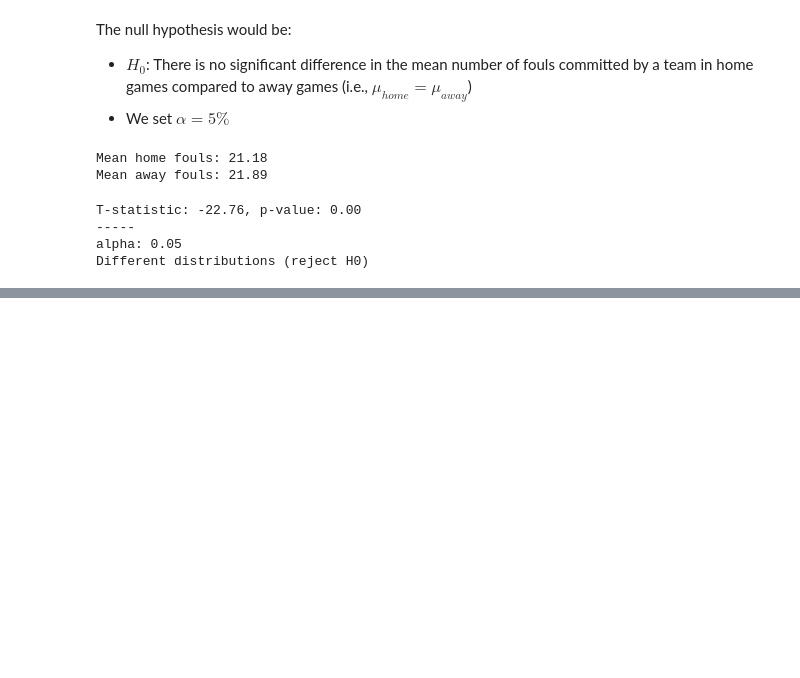
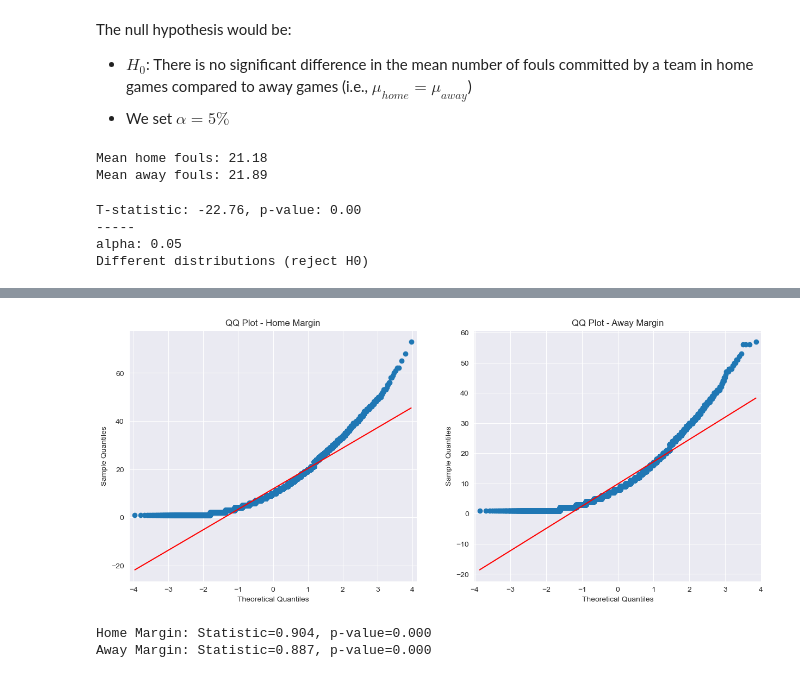
Before and after one commit to 5v3nn/uzh-esc403-data-science-project-nba, a Jupyter notebook: home_court_advantage.ipynb, the cells around one changed output, grey strips where cells are left out. Saved outputs shown, nothing was run; the diff lists cells and outputs as text; code cells hidden in the pictures; blank space fills up the shorter version.

```diff
--- a/home_court_advantage.ipynb
+++ b/home_court_advantage.ipynb
@@ -421,0 +516,23 @@ Different distributions (reject H0)
+# %%
+# QQ Plot
+from statsmodels.graphics.gofplots import qqplot
+
+fig, axs = plt.subplots(1, 2, figsize=(15, 6))
+qqplot(home_margin_df["plusMinusPoints"], line="s", ax=axs[0])
+axs[0].set_title("QQ Plot - Home Margin")
+qqplot(away_margin_df["plusMinusPoints"], line="s", ax=axs[1])
+axs[1].set_title("QQ Plot - Away Margin")
+plt.show()
+# %% [output]
+[figure, added]
+# %%
+# Shapiro Wilk test to test normality
+from scipy.stats import shapiro
+
+home_stat, home_p = shapiro(home_margin_df["plusMinusPoints"])
+away_stat, away_p = shapiro(away_margin_df["plusMinusPoints"])
+print(f"Home Margin: Statistic={home_stat:.3f}, p-value={home_p:.3f}")
+print(f"Away Margin: Statistic={away_stat:.3f}, p-value={away_p:.3f}")
+# %% [output]
+Home Margin: Statistic=0.904, p-value=0.000
+Away Margin: Statistic=0.887, p-value=0.000
```
Also changed, not shown: parts of 20 cells of this notebook.
